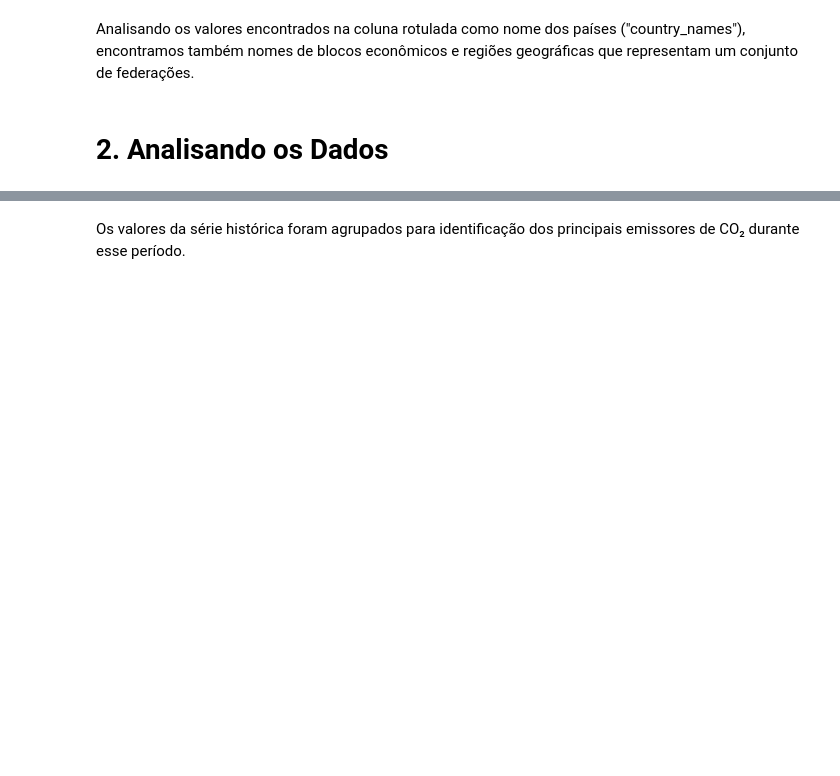
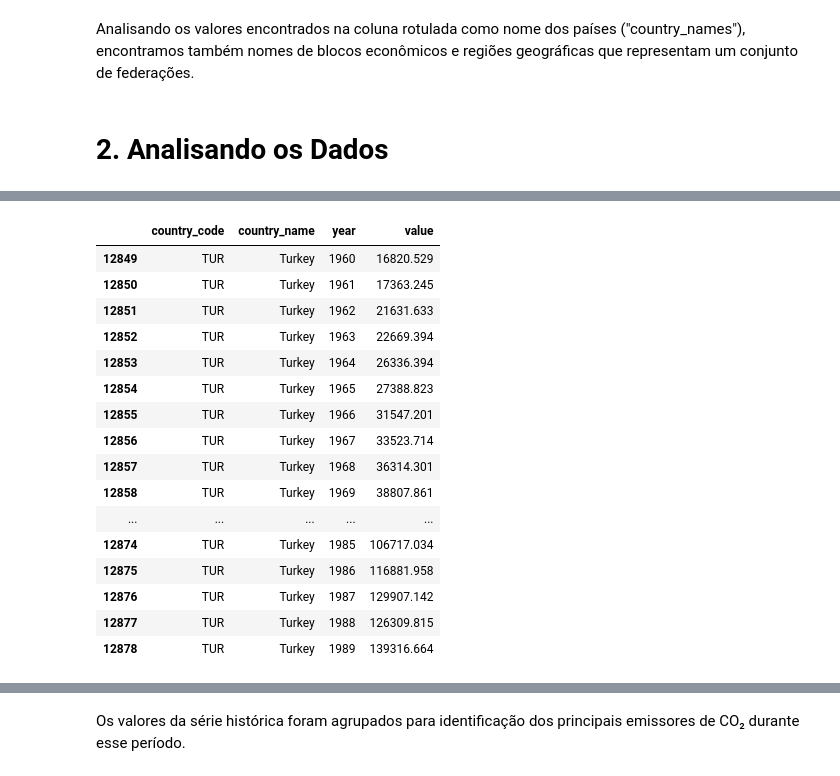
Before and after one commit to jmacedo91/01-World-Population-Data-Analysis, a Jupyter notebook: 001 - CO₂ Emissions.ipynb, the cells around one changed output, grey strips where cells are left out. Saved outputs shown, nothing was run; the diff lists cells and outputs as text; code cells hidden in the pictures; blank space fills up the shorter version.

```diff
--- a/001 - CO₂ Emissions.ipynb
+++ b/001 - CO₂ Emissions.ipynb
@@ -95,3 +119,23 @@ Os membros permanentes são África do Sul, Alemanha, Arábia Saudita, Argentina
+# %%
+df[df['country_name'] == 'Turkey']
+# %% [output]
+|  | country_code | country_name | year | value |
+| 12849 | TUR | Turkey | 1960 | 16820.529 |
+| 12850 | TUR | Turkey | 1961 | 17363.245 |
+| 12851 | TUR | Turkey | 1962 | 21631.633 |
+| 12852 | TUR | Turkey | 1963 | 22669.394 |
+| 12853 | TUR | Turkey | 1964 | 26336.394 |
+| 12854 | TUR | Turkey | 1965 | 27388.823 |
+| 12855 | TUR | Turkey | 1966 | 31547.201 |
+| 12856 | TUR | Turkey | 1967 | 33523.714 |
+| 12857 | TUR | Turkey | 1968 | 36314.301 |
+| 12858 | TUR | Turkey | 1969 | 38807.861 |
+| ... | ... | ... | ... | ... |
+| 12874 | TUR | Turkey | 1985 | 106717.034 |
+| 12875 | TUR | Turkey | 1986 | 116881.958 |
+| 12876 | TUR | Turkey | 1987 | 129907.142 |
+| 12877 | TUR | Turkey | 1988 | 126309.815 |
+| 12878 | TUR | Turkey | 1989 | 139316.664 |
 # %%
 G20_countries = ['Argentina', 'Australia', 'Brazil', 'Canada', 'China',
        'France', 'Germany', 'India', 'Indonesia', 'Italy',
```
Also changed, not shown: parts of 25 cells of this notebook.
